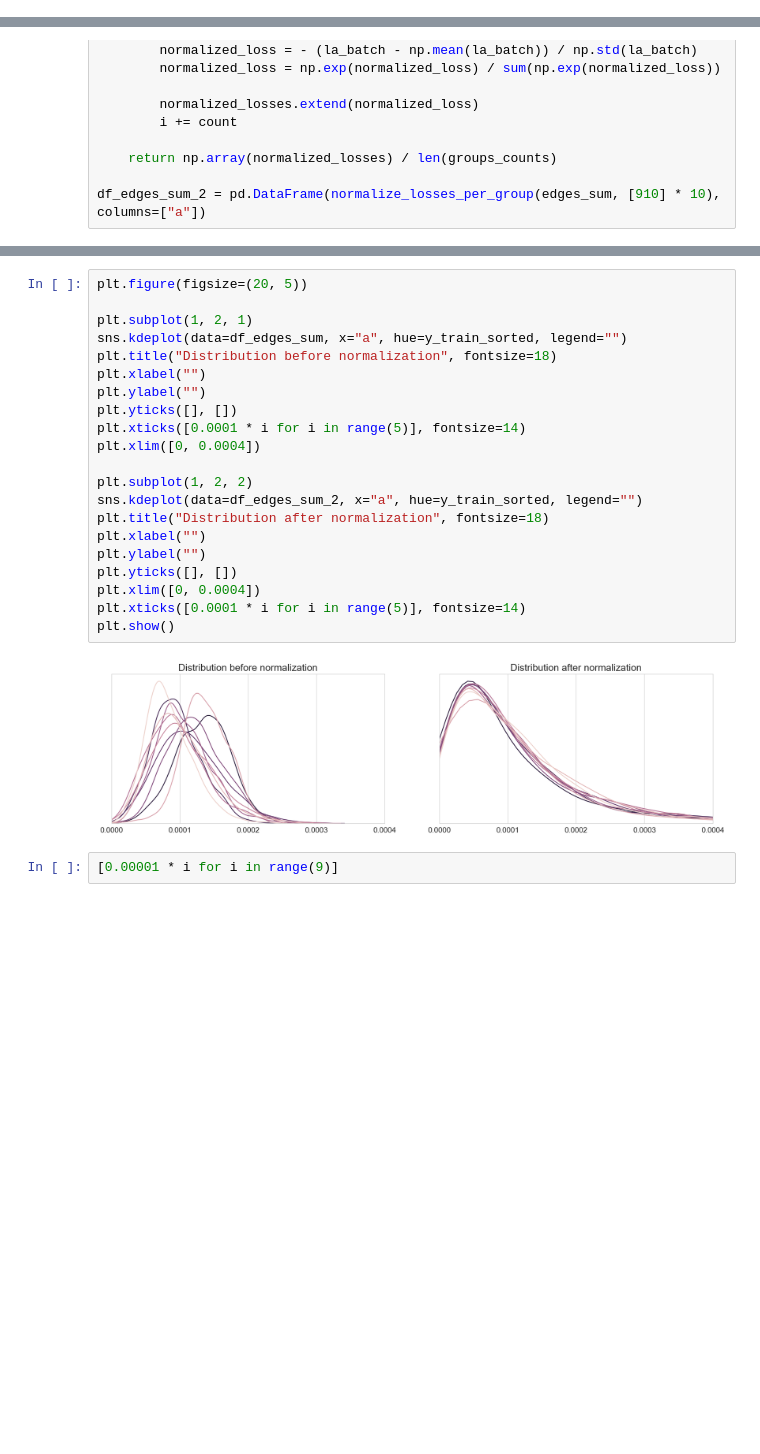
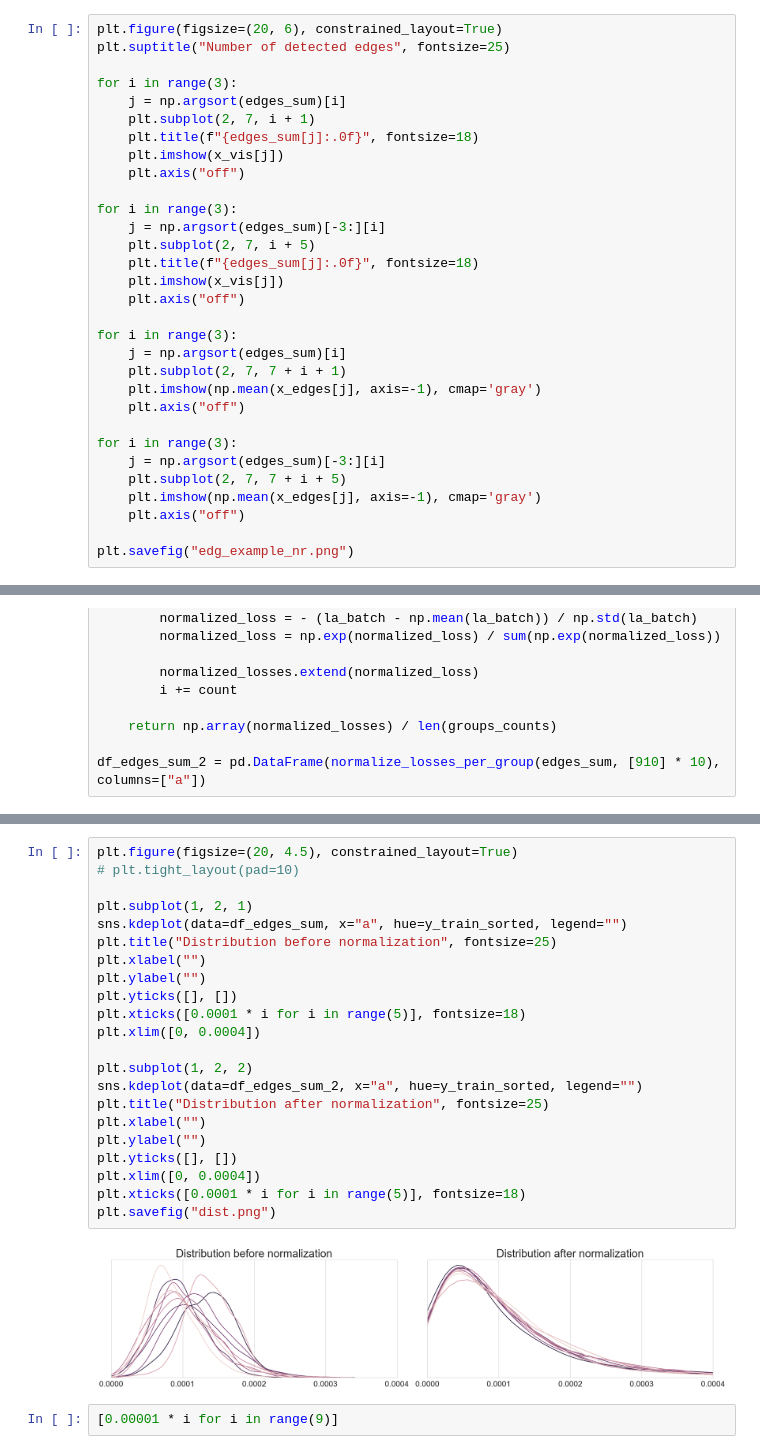
Before and after one commit to dbugajny/CurriculumLearning, a Jupyter notebook: notebooks/visual_edges.ipynb, the cells around one changed output, grey strips where cells are left out. Drawn from its saved outputs; the diff is of its cells as text; blank space fills up the shorter version.

```diff
--- a/notebooks/visual_edges.ipynb
+++ b/notebooks/visual_edges.ipynb
@@ -72,0 +103,31 @@ df_edges_sum = pd.DataFrame(edges_sum, columns=["a"]) / np.sum(edges_sum)
+# %%
+plt.figure(figsize=(20, 6), constrained_layout=True)
+plt.suptitle("Number of detected edges", fontsize=25)
+
+for i in range(3):
+    j = np.argsort(edges_sum)[i]
+    plt.subplot(2, 7, i + 1)
+    plt.title(f"{edges_sum[j]:.0f}", fontsize=18)
+    plt.imshow(x_vis[j])
+    plt.axis("off")
+
+for i in range(3):
+    j = np.argsort(edges_sum)[-3:][i]
+    plt.subplot(2, 7, i + 5)
+    plt.title(f"{edges_sum[j]:.0f}", fontsize=18)
+    plt.imshow(x_vis[j])
+    plt.axis("off")
+
+for i in range(3):
+    j = np.argsort(edges_sum)[i]
+    plt.subplot(2, 7, 7 + i + 1)
+    plt.imshow(np.mean(x_edges[j], axis=-1), cmap='gray')
+    plt.axis("off")
+
+for i in range(3):
+    j = np.argsort(edges_sum)[-3:][i]
+    plt.subplot(2, 7, 7 + i + 5)
+    plt.imshow(np.mean(x_edges[j], axis=-1), cmap='gray')
+    plt.axis("off")
+
+plt.savefig("edg_example_nr.png")
@@ -89,26 +168,27 @@ df_edges_sum_2 = pd.DataFrame(normalize_losses_per_group(edges_sum, [910] * 10),
 # %%
-plt.figure(figsize=(20, 5))
+plt.figure(figsize=(20, 4.5), constrained_layout=True)
+# plt.tight_layout(pad=10)
 
 plt.subplot(1, 2, 1)
 sns.kdeplot(data=df_edges_sum, x="a", hue=y_train_sorted, legend="")
-plt.title("Distribution before normalization", fontsize=18)
+plt.title("Distribution before normalization", fontsize=25)
 plt.xlabel("")
 plt.ylabel("")
 plt.yticks([], [])
-plt.xticks([0.0001 * i for i in range(5)], fontsize=14)
+plt.xticks([0.0001 * i for i in range(5)], fontsize=18)
 plt.xlim([0, 0.0004])
 
 plt.subplot(1, 2, 2)
 sns.kdeplot(data=df_edges_sum_2, x="a", hue=y_train_sorted, legend="")
-plt.title("Distribution after normalization", fontsize=18)
+plt.title("Distribution after normalization", fontsize=25)
 plt.xlabel("")
 plt.ylabel("")
 plt.yticks([], [])
 plt.xlim([0, 0.0004])
-plt.xticks([0.0001 * i for i in range(5)], fontsize=14)
-plt.show()
+plt.xticks([0.0001 * i for i in range(5)], fontsize=18)
+plt.savefig("dist.png")
 # %% [output]
-[figure, old version]
+[figure, new version]
 # %%
 [0.00001 * i for i in range(9)]
 # %% [output]
```
Also changed, not shown: parts of 7 cells of this notebook, 3 other files.
